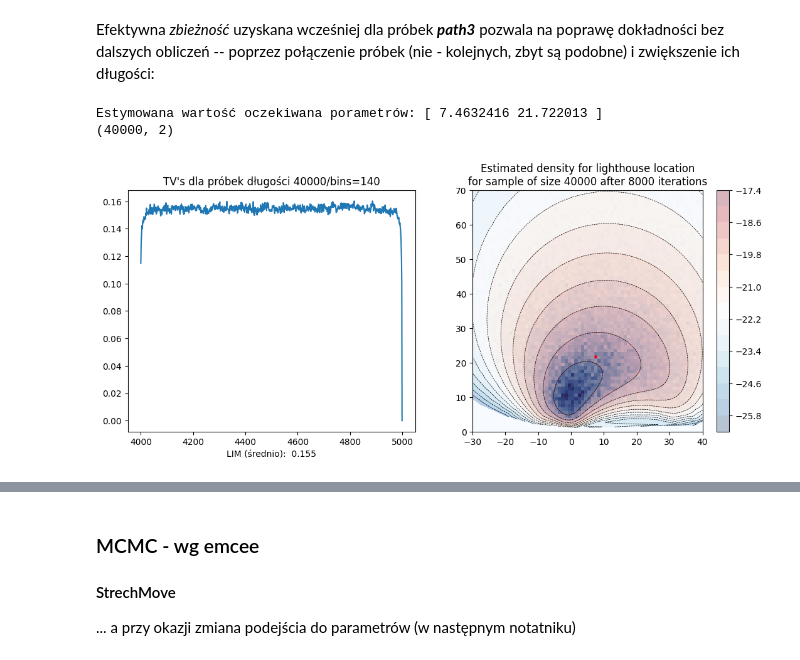
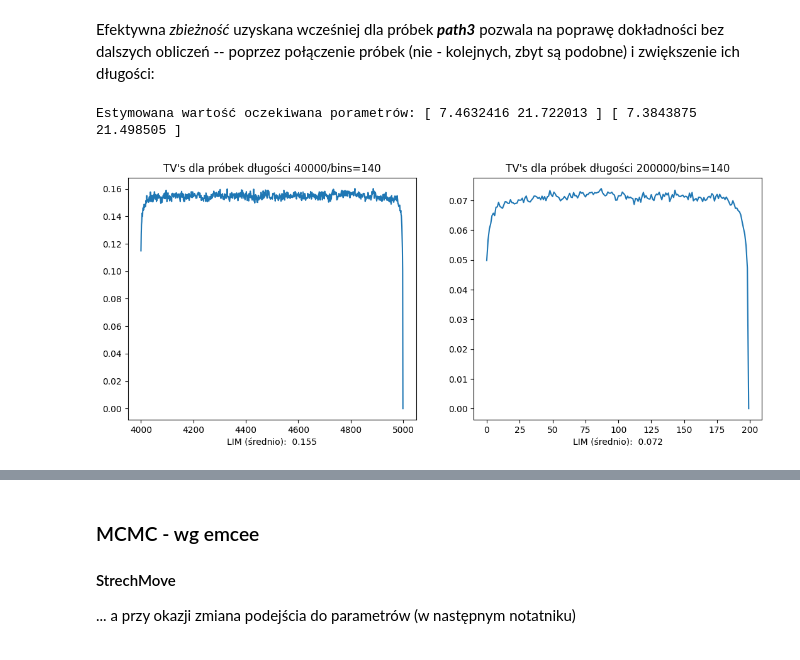
Before and after one commit to GrzegorzAndrzejczak/Programowanie-w-Pythonie, a Jupyter notebook: CASE-lighthouse.ipynb, the cells around one changed output, grey strips where cells are left out. Cells and saved outputs as stored; diff of their text form; code cells hidden in the pictures.

```diff
--- a/CASE-lighthouse.ipynb
+++ b/CASE-lighthouse.ipynb
@@ -183,39 +183,57 @@ Efektywna *zbieżność* uzyskana wcześniej dla próbek **_path3_** pozwala na
 # %%
 nburn, nsteps, dist = 4000, 8000, 1000
 paths_ = paths3      # tylko próbki z grupy granicznej - ale z PRZESKOKIEM - co 1000
 n_rang = np.arange(nburn,nburn+dist)
 tvs = np.empty_like(n_rang, dtype=np.float32)
 res =np.asarray([np.vstack([paths_[i],paths_[i+dist],paths_[i+2*dist],paths_[i+3*dist]]) for i in n_rang])    # sklejamy z przeskokiem
 rozmS = res.shape[1]
 Hb, xb, yb = np.histogram2d(*res[-1].T, bins=bins, density=True, range=np.asarray([[-70,70],[0,140]]))    #
 for i in np.arange(dist):
     path_ = res[i].T
     H_, _, _ = np.histogram2d(*path_, bins=bins, density=True, range=np.asarray([[-70, 70], [0, 140]]))  # density=True,
     tv_ = np.abs(H_ - Hb).sum()/2
     # print(f'{k:4}: {tm_:6.3f}')
     tvs[i] = tv_
 tvs *= (140/bins)**2   # podział na bins^2 zamiast 140^2
 fig, (ax0, ax) = plt.subplots(1,2,figsize=(13,5))
 ax0.plot(n_rang, tvs)
 ax0.set_title(f"TV's dla próbek długości {rozmS}/bins={bins}");
 ax0.set_xlabel(f"LIM (średnio): {tvs[100:-100].mean():6.3f}");
-Xb, Yb = np.meshgrid(xb, yb)
-ax.set_xlim(-30,40);
-ax.set_ylim(0,70);
-ax.pcolormesh(Xb, Yb, Hb.T, cmap="Blues");
-ax.set_title(f"Estimated density for lighthouse location\n"
-            f"for sample of size {rozmS} after {nsteps} iterations");
-logR = compute_log_prob(res[-1])
-ax.tricontour(*res[-1].T, logR, levels=15, linewidths=0.5, colors='k')
-cntr0 = ax.tricontourf(*res[-1].T, logR, levels=15, cmap="RdBu_r", alpha=.3)
-fig.colorbar(cntr0, ax=ax)
+
+dist = 200
+tvs2 = np.empty(dist, dtype=np.float32)
+res2 =np.asarray([np.vstack([res[i],res[i+dist],res[i+2*dist],res[i+3*dist],res[i+4*dist]]) for i in range(dist)])    # sklejamy z przeskokiem
+rozm2 = res2.shape[1]
+Hb2, xb2, yb2 = np.histogram2d(*res2[-1].T, bins=bins, density=True, range=np.asarray([[-70,70],[0,140]]))    #
+for i in np.arange(dist):
+    path_ = res2[i].T
+    H_, _, _ = np.histogram2d(*path_, bins=bins, density=True, range=np.asarray([[-70, 70], [0, 140]]))  # density=True,
+    tv_ = np.abs(H_ - Hb2).sum()/2
+    # print(f'{k:4}: {tm_:6.3f}')
+    tvs2[i] = tv_
+tvs2 *= (140/bins)**2   # podział na bins^2 zamiast 140^2
+# fig, (ax0, ax) = plt.subplots(1,2,figsize=(13,5))
+ax.plot(range(dist), tvs2)
+ax.set_title(f"TV's dla próbek długości {rozm2}/bins={bins}");
+ax.set_xlabel(f"LIM (średnio): {tvs2[50:-50].mean():6.3f}");
+
+# Xb, Yb = np.meshgrid(xb, yb)
+# ax.set_xlim(-30,40);
+# ax.set_ylim(0,70);
+# ax.pcolormesh(Xb, Yb, Hb.T, cmap="Blues");
+# ax.set_title(f"Estimated density for lighthouse location\n"
+#             f"for sample of size {rozmS} after {nsteps} iterations");
+# logR = compute_log_prob(res[-1])
+# ax.tricontour(*res[-1].T, logR, levels=15, linewidths=0.5, colors='k')
+# cntr0 = ax.tricontourf(*res[-1].T, logR, levels=15, cmap="RdBu_r", alpha=.3)
+# fig.colorbar(cntr0, ax=ax)
 
 E = res[-1].mean(axis=0)
-ax.scatter(*E,s=5, color="red")
-print("Estymowana wartość oczekiwana porametrów:", E)
-
-print(res[-1].shape)
+E2 = res2[-1].mean(axis=0)
+# ax.scatter(*E,s=5, color="red")
+print("Estymowana wartość oczekiwana porametrów:", E, E2)
+# print(res[-1].shape)
+# print(res.shape)
 # %% [output]
-Estymowana wartość oczekiwana porametrów: [ 7.4632416 21.722013 ]
-(40000, 2)
+Estymowana wartość oczekiwana porametrów: [ 7.4632416 21.722013 ] [ 7.3843875 21.498505 ]
-[figure, old version]
+[figure, new version]
```
Also changed, not shown: parts of 3 cells of this notebook.
